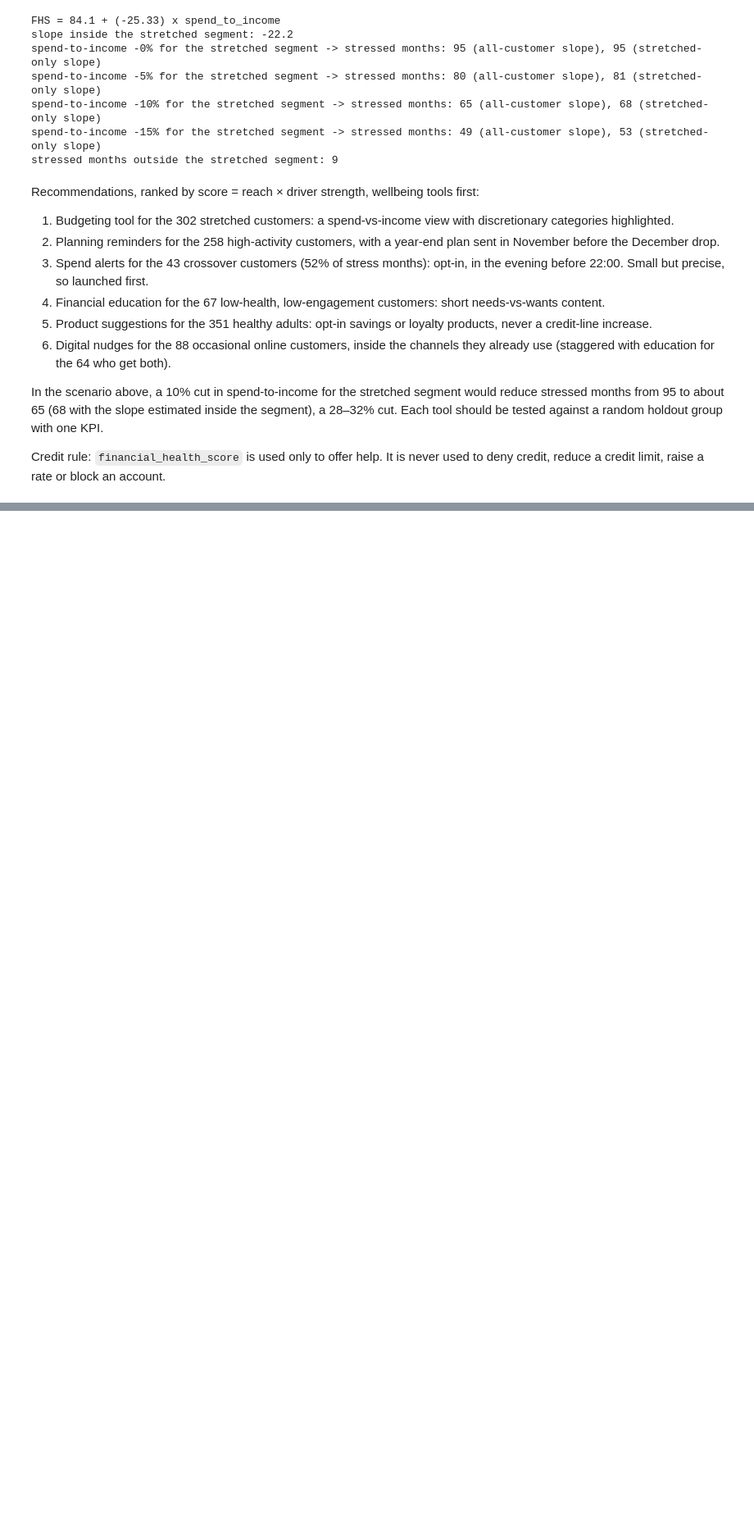
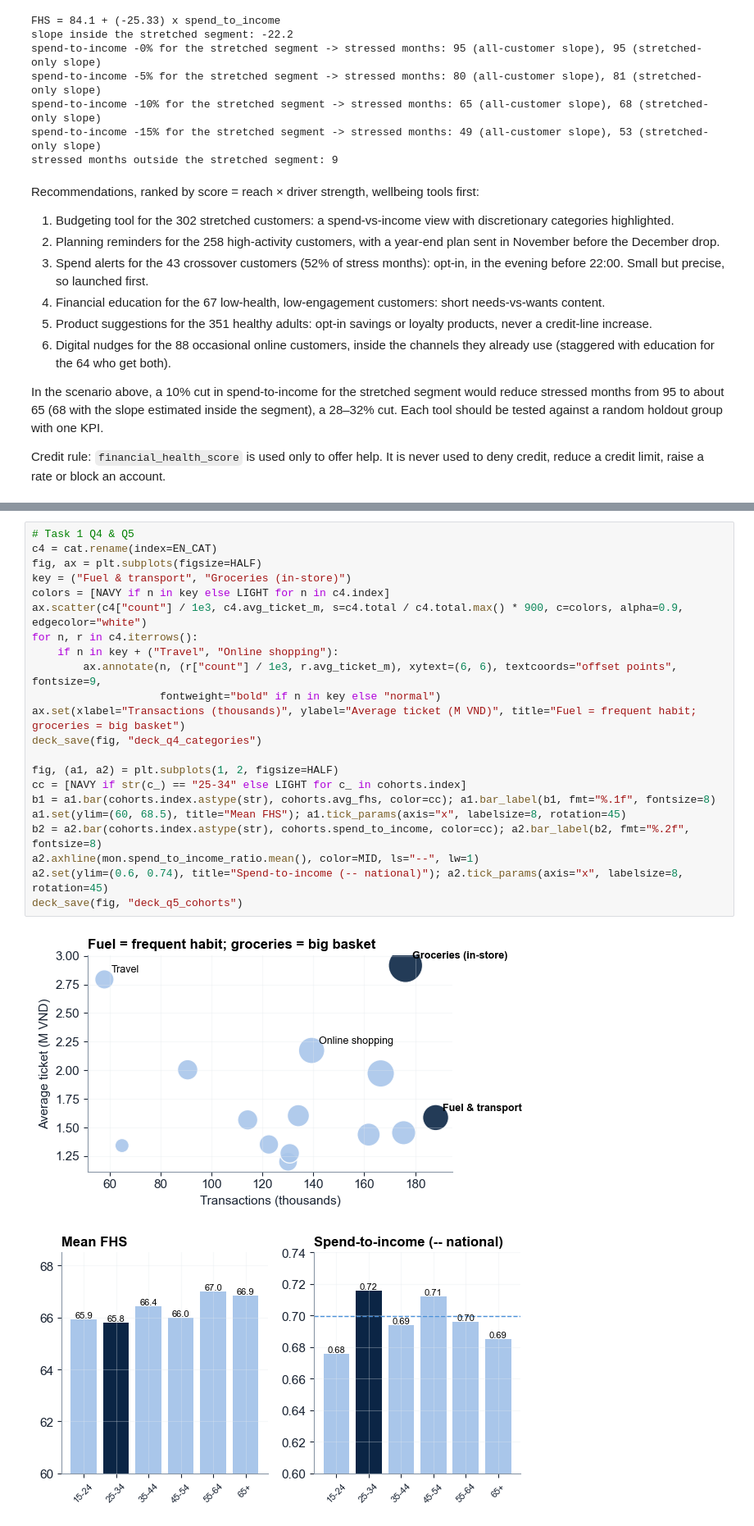
Before and after one commit to thanh-tai-435/BI10GroupYAPPERS, a Jupyter notebook: notebooks/full_pipeline.ipynb, the cells around one changed output, grey strips where cells are left out. Shown at 82% size. Drawn from its saved outputs; the diff is of its cells as text; blank space fills up the shorter version.

```diff
--- a/notebooks/full_pipeline.ipynb
+++ b/notebooks/full_pipeline.ipynb
@@ -1048,0 +1127,25 @@ Credit rule: `financial_health_score` is used only to offer help. It is never us
+# %%
+# Task 1 Q4 & Q5
+c4 = cat.rename(index=EN_CAT)
+fig, ax = plt.subplots(figsize=HALF)
+key = ("Fuel & transport", "Groceries (in-store)")
+colors = [NAVY if n in key else LIGHT for n in c4.index]
+ax.scatter(c4["count"] / 1e3, c4.avg_ticket_m, s=c4.total / c4.total.max() * 900, c=colors, alpha=0.9, edgecolor="white")
+for n, r in c4.iterrows():
+    if n in key + ("Travel", "Online shopping"):
+        ax.annotate(n, (r["count"] / 1e3, r.avg_ticket_m), xytext=(6, 6), textcoords="offset points", fontsize=9,
+                    fontweight="bold" if n in key else "normal")
+ax.set(xlabel="Transactions (thousands)", ylabel="Average ticket (M VND)", title="Fuel = frequent habit; groceries = big basket")
+deck_save(fig, "deck_q4_categories")
+
+fig, (a1, a2) = plt.subplots(1, 2, figsize=HALF)
+cc = [NAVY if str(c_) == "25-34" else LIGHT for c_ in cohorts.index]
+b1 = a1.bar(cohorts.index.astype(str), cohorts.avg_fhs, color=cc); a1.bar_label(b1, fmt="%.1f", fontsize=8)
+a1.set(ylim=(60, 68.5), title="Mean FHS"); a1.tick_params(axis="x", labelsize=8, rotation=45)
+b2 = a2.bar(cohorts.index.astype(str), cohorts.spend_to_income, color=cc); a2.bar_label(b2, fmt="%.2f", fontsize=8)
+a2.axhline(mon.spend_to_income_ratio.mean(), color=MID, ls="--", lw=1)
+a2.set(ylim=(0.6, 0.74), title="Spend-to-income (-- national)"); a2.tick_params(axis="x", labelsize=8, rotation=45)
+deck_save(fig, "deck_q5_cohorts")
+# %% [output]
+[figure, added]
+[figure, added]
```
Also changed, not shown: parts of 16 cells of this notebook, 3 other files.
